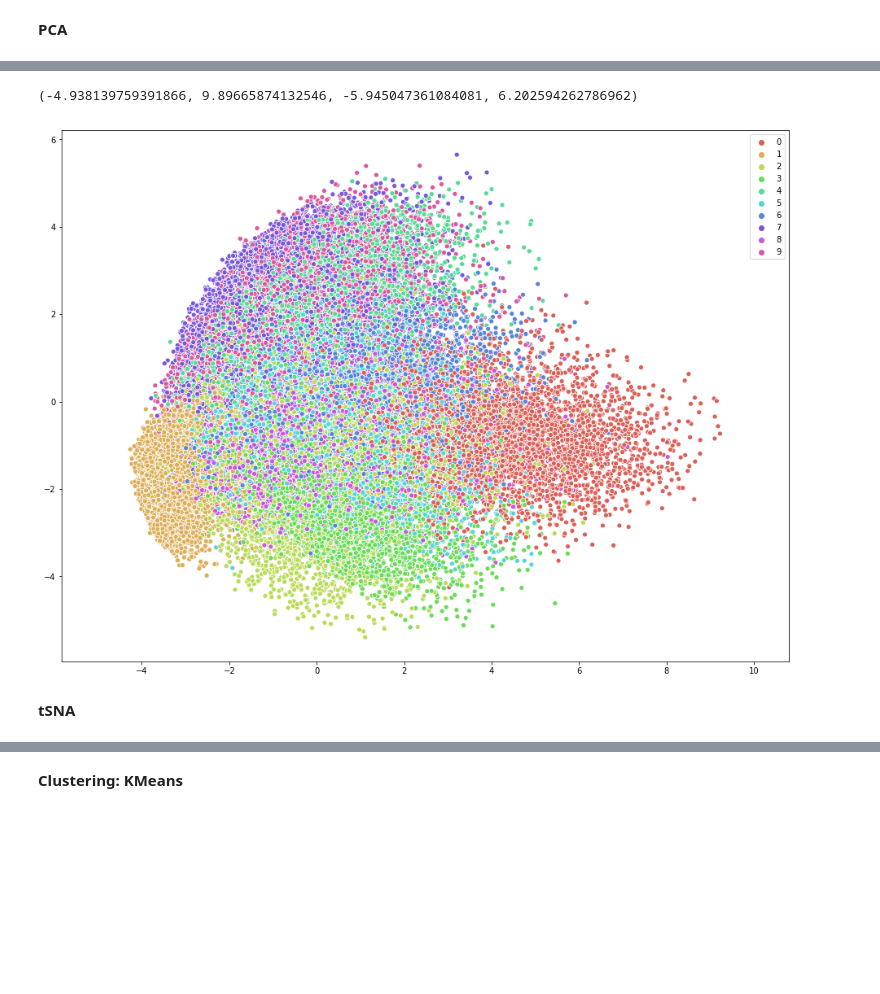
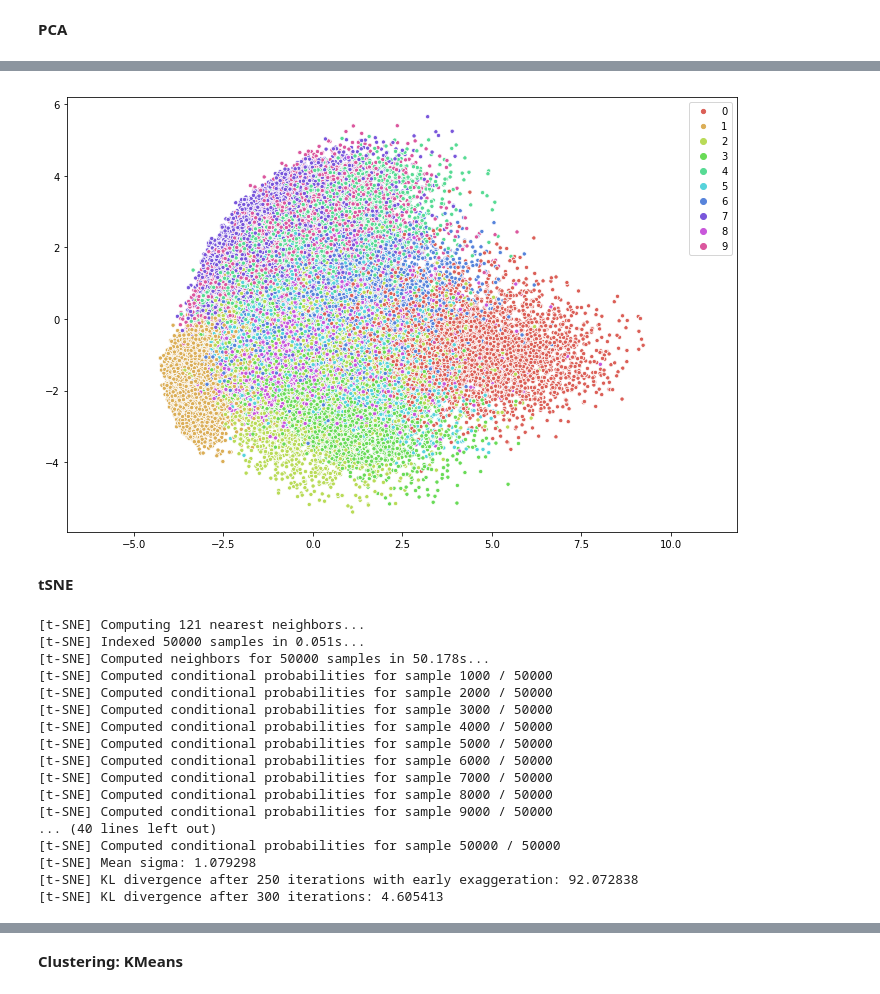
Before and after one commit to portizdegalisteo/TFM, a Jupyter notebook: mnist_tests.ipynb, the cells around one changed output, grey strips where cells are left out. Drawn from its saved outputs; the diff is of its cells as text; code cells hidden in the pictures; blank space fills up the shorter version.

```diff
--- a/mnist_tests.ipynb
+++ b/mnist_tests.ipynb
@@ -184,11 +195,33 @@ X_train_v = X_train.reshape(50000,28*28)
 # %%
 X_train_pca = pca.fit_transform(X_train_v)
 # %%
-plt.figure(figsize=(16,12))
-sns.scatterplot(x=X_train_pca[:,0], y=X_train_pca[:,1], hue=y_train, palette=sns.color_palette("hls", 10))
+plt.figure(figsize=(12,8))
+sns.scatterplot(x=X_train_pca[:,0], y=X_train_pca[:,1], hue=y_train, size=1,
+                palette=sns.color_palette("hls", 10))
 plt.axis('equal')
+pass
 # %% [output]
-(-4.938139759391866, 9.89665874132546, -5.945047361084081, 6.202594262786962)
-[figure, old version]
+[figure, new version]
-# %% [markdown]
-__tSNA__
+# %% [markdown]
+__tSNE__
+# %%
+tsne = TSNE(n_components=2, verbose=1, perplexity=40, n_iter=300)
+X_train_enc_tsne = tsne.fit_transform(X_train_enc)
+# %% [output]
+[t-SNE] Computing 121 nearest neighbors...
+[t-SNE] Indexed 50000 samples in 0.051s...
+[t-SNE] Computed neighbors for 50000 samples in 50.178s...
+[t-SNE] Computed conditional probabilities for sample 1000 / 50000
+[t-SNE] Computed conditional probabilities for sample 2000 / 50000
+[t-SNE] Computed conditional probabilities for sample 3000 / 50000
+[t-SNE] Computed conditional probabilities for sample 4000 / 50000
+[t-SNE] Computed conditional probabilities for sample 5000 / 50000
+[t-SNE] Computed conditional probabilities for sample 6000 / 50000
+[t-SNE] Computed conditional probabilities for sample 7000 / 50000
+[t-SNE] Computed conditional probabilities for sample 8000 / 50000
+[t-SNE] Computed conditional probabilities for sample 9000 / 50000
+... (40 lines left out)
+[t-SNE] Computed conditional probabilities for sample 50000 / 50000
+[t-SNE] Mean sigma: 1.079298
+[t-SNE] KL divergence after 250 iterations with early exaggeration: 92.072838
+[t-SNE] KL divergence after 300 iterations: 4.605413
```
Also changed, not shown: parts of 21 cells of this notebook, 5 other files.
